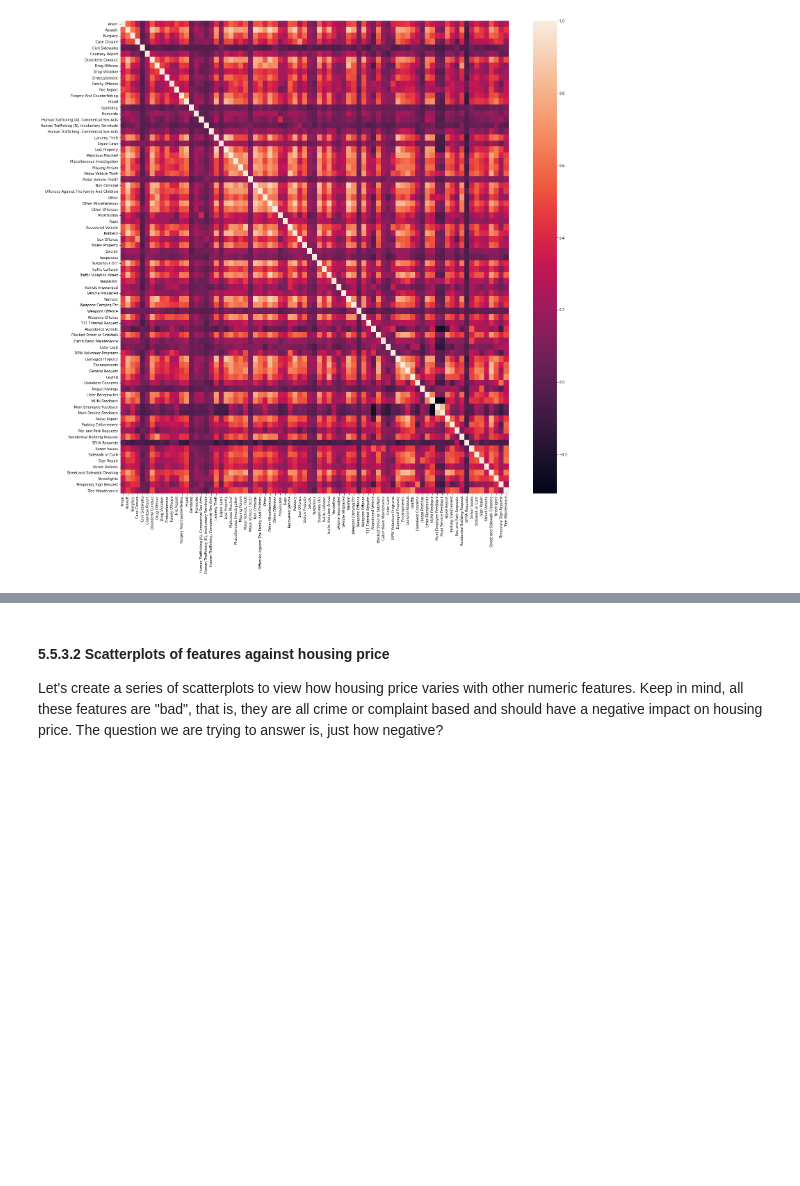
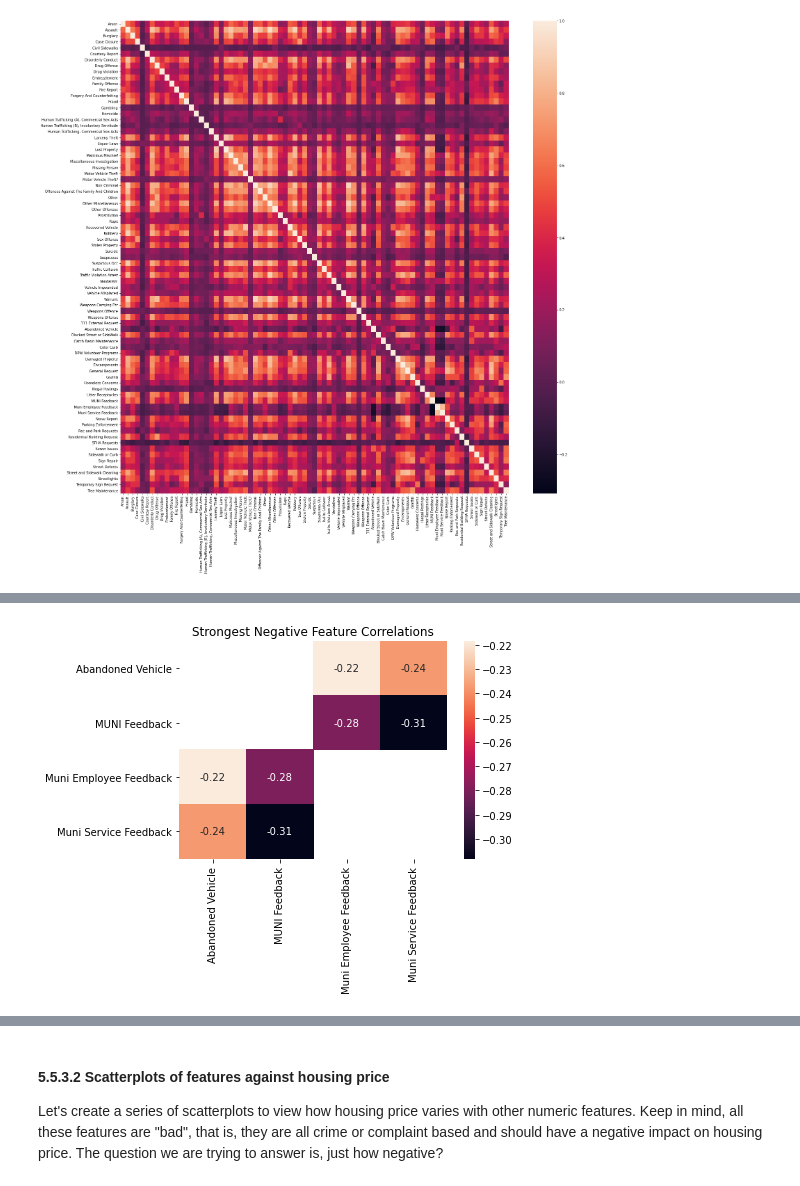
Before and after one commit to fontainelam/SF-PoliceIncidents-311-Housing, a Jupyter notebook: 05 - Exploratory Data Analysis.ipynb, the cells around one changed output, grey strips where cells are left out. Drawn from its saved outputs; the diff is of its cells as text; code cells hidden in the pictures; blank space fills up the shorter version.

```diff
--- a/05 - Exploratory Data Analysis.ipynb
+++ b/05 - Exploratory Data Analysis.ipynb
@@ -317,0 +366,6 @@ _ = sns.heatmap(df.drop(columns=['Median Sale Price']).corr())
+# %%
+# strongest negative correlations
+plt.title('Strongest Negative Feature Correlations')
+_ = sns.heatmap(feature_corr[feature_corr < -0.2].dropna(how='all').dropna(axis=1,how='all'),annot=True)
+# %% [output]
+[figure, added]
```
Also changed, not shown: parts of 34 cells of this notebook.
